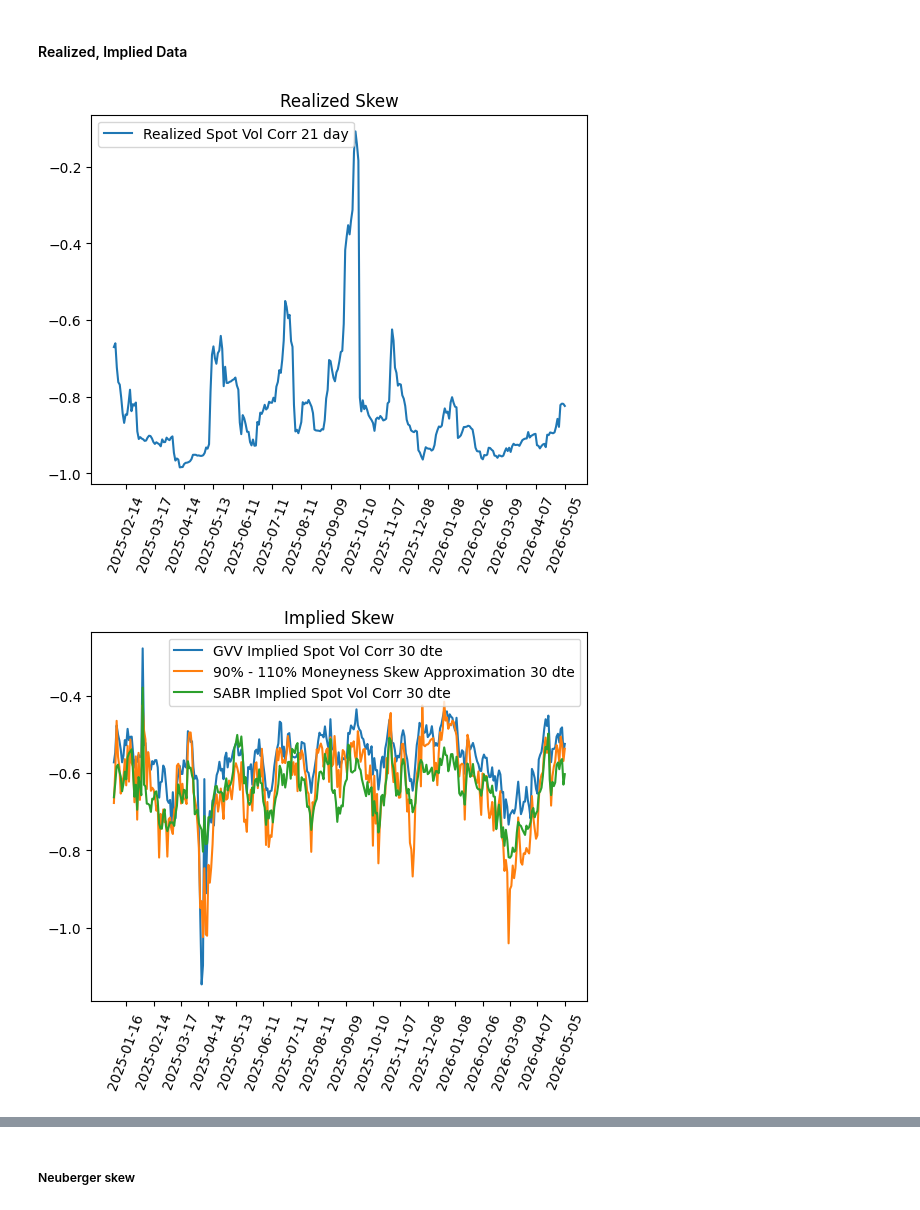
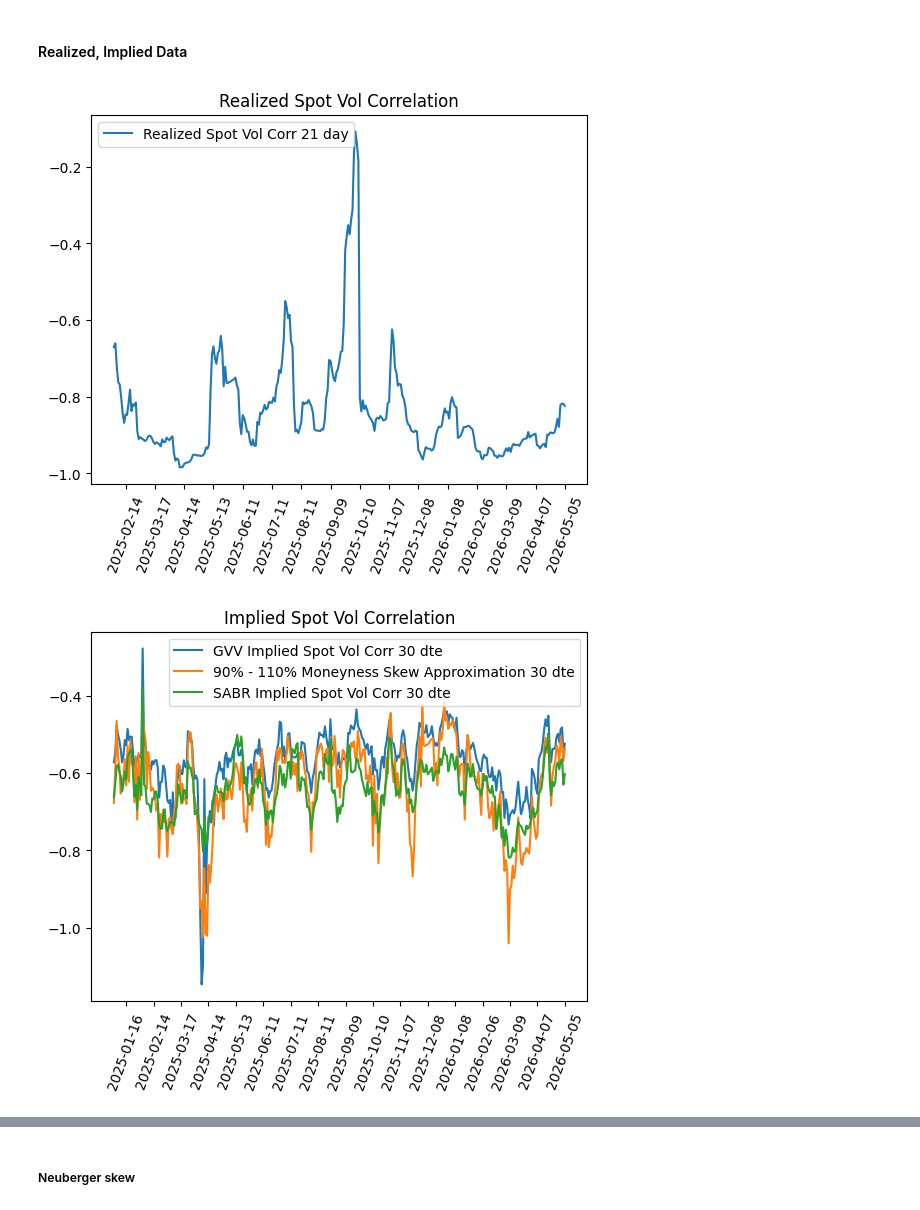
Before and after one commit to dibiasej/Volatility-Surface-Risk-Premiums, a Jupyter notebook: risk_premiums.ipynb, the cells around one changed output, grey strips where cells are left out. Cells and saved outputs as stored; diff of their text form; code cells hidden in the pictures.

```diff
--- a/risk_premiums.ipynb
+++ b/risk_premiums.ipynb
@@ -104,21 +113,36 @@ realized_skewness, realized_skewness_dates = an.rolling_realized_skewness(ticker
 
 # Implied Values
 gvv_dates, gvv_spot_vol_corrs = rolling_gvv.spot_vol_corr(30)
+gvv_dates, gvv_spot_vol_covs = rolling_gvv.spot_vol_cov(30)
 gvv_10_moneyness_skew, gvv_10moneyness_dates = rolling_gvv.implied_skew_moneyness(dte = 30, weights = True)
 # %%
 plt.plot(realized_sv_dates, realized_sv_corrs, label="Realized Spot Vol Corr 21 day")
 plt.xticks(realized_sv_dates[::-20], rotation=70)
-plt.title("Realized Skew")
+plt.title("Realized Spot Vol Correlation")
 plt.legend()
 plt.show()
 
 plt.plot(gvv_dates, gvv_spot_vol_corrs, label="GVV Implied Spot Vol Corr 30 dte")
 plt.plot(gvv_10moneyness_dates, gvv_10_moneyness_skew, label="90% - 110% Moneyness Skew Approximation 30 dte")
 plt.plot(sabr_dates, sabr_spot_vols, label="SABR Implied Spot Vol Corr 30 dte")
 plt.xticks(gvv_dates[::-20], rotation = 70)
-plt.title("Implied Skew")
+plt.title("Implied Spot Vol Correlation")
 plt.legend()
 plt.show()
+
+plt.plot(gvv_dates[2:-19], gvv_spot_vol_covs[2:-19], label="Implied Spot Vol Covs 30 dte (GVV Model)")
+plt.plot(realized_sv_dates, realized_sv_covs, label="Realized Spot Vol Covs 21 day")
+plt.xticks(gvv_dates[2:-19][::-20], rotation=70)
+plt.title("Implied and Realized Spot Vol Covariance (Skew)")
+plt.legend()
+plt.show()
+
+gvv_skew_risk_premium = np.array(gvv_spot_vol_covs[2:-19]) - np.array(realized_sv_covs)
+plt.plot(gvv_dates[2:-19], gvv_skew_risk_premium, label="Skew Risk Premium")
+plt.xticks(gvv_dates[2:-19][::-20], rotation=70)
+plt.title("Skew Risk Premium (Using Spot Vol Covariance)")
+plt.legend()
+plt.show()
 # %% [output]
-[figure, old version]
+[figure, new version]
-[figure, old version]
+[figure, new version]
```
Also changed, not shown: parts of 6 cells of this notebook.
